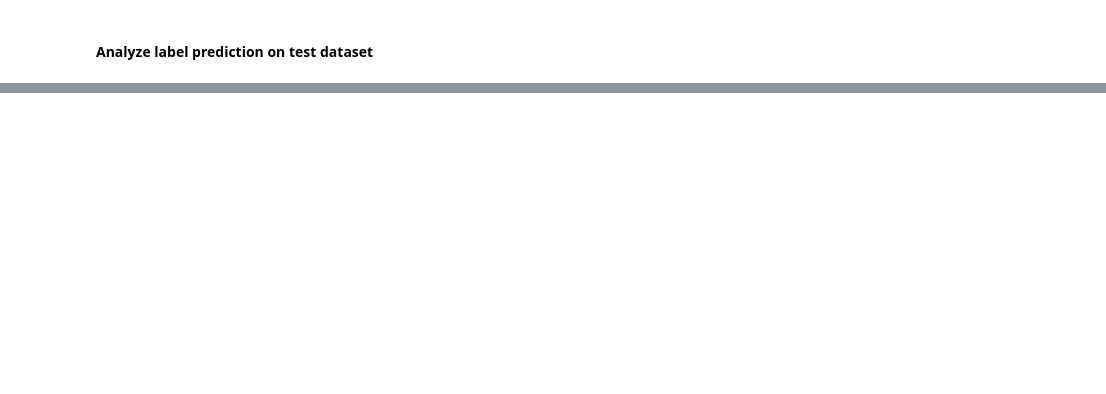
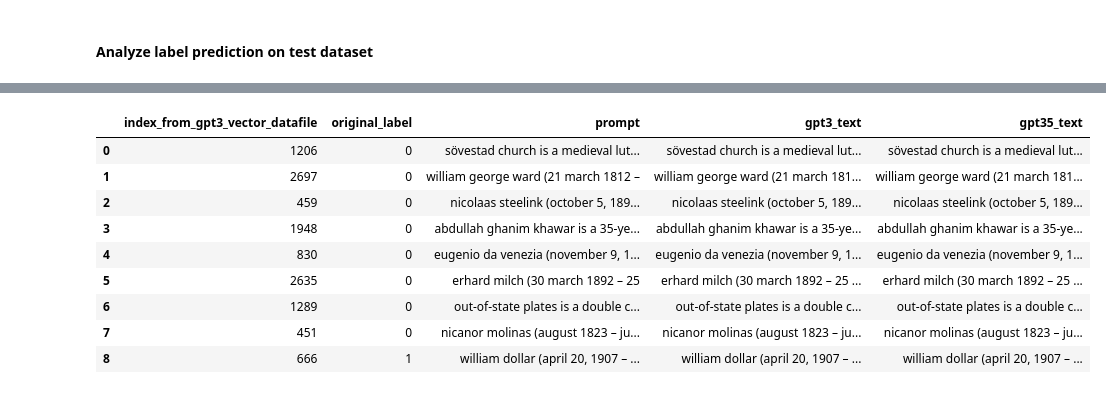
Before and after one commit to yvonne-yiqin-zhang/GPT_Generated_Text_Detection, a Jupyter notebook: test_dataset_deepdive.ipynb, the cells around one changed output, grey strips where cells are left out. Cells and saved outputs as stored; diff of their text form; code cells hidden in the pictures; blank space fills up the shorter version.

```diff
--- a/test_dataset_deepdive.ipynb
+++ b/test_dataset_deepdive.ipynb
@@ -234,0 +293,15 @@ Pairs that share the same prompt: []
+# %%
+output_gpt3_df = analyze_predicted_labels_gpt3_vs_35(labels, 'bow', 0)
+# %%
+output_gpt3_df
+# %% [output]
+|  | index_from_gpt3_vector_datafile | original_label | prompt | gpt3_text | gpt35_text |
+| 0 | 1206 | 0 | sövestad church is a medieval lut... | sövestad church is a medieval lut... | sövestad church is a medieval lut... |
+| 1 | 2697 | 0 | william george ward (21 march 1812 – | william george ward (21 march 181... | william george ward (21 march 181... |
+| 2 | 459 | 0 | nicolaas steelink (october 5, 189... | nicolaas steelink (october 5, 189... | nicolaas steelink (october 5, 189... |
+| 3 | 1948 | 0 | abdullah ghanim khawar is a 35-ye... | abdullah ghanim khawar is a 35-ye... | abdullah ghanim khawar is a 35-ye... |
+| 4 | 830 | 0 | eugenio da venezia (november 9, 1... | eugenio da venezia (november 9, 1... | eugenio da venezia (november 9, 1... |
+| 5 | 2635 | 0 | erhard milch (30 march 1892 – 25 | erhard milch (30 march 1892 – 25 ... | erhard milch (30 march 1892 – 25 ... |
+| 6 | 1289 | 0 | out-of-state plates is a double c... | out-of-state plates is a double c... | out-of-state plates is a double c... |
+| 7 | 451 | 0 | nicanor molinas (august 1823 – ju... | nicanor molinas (august 1823 – ju... | nicanor molinas (august 1823 – ju... |
+| 8 | 666 | 1 | william dollar (april 20, 1907 – ... | william dollar (april 20, 1907 – ... | william dollar (april 20, 1907 – ... |
```
Also changed, not shown: parts of 9 cells of this notebook, 1 other file.
